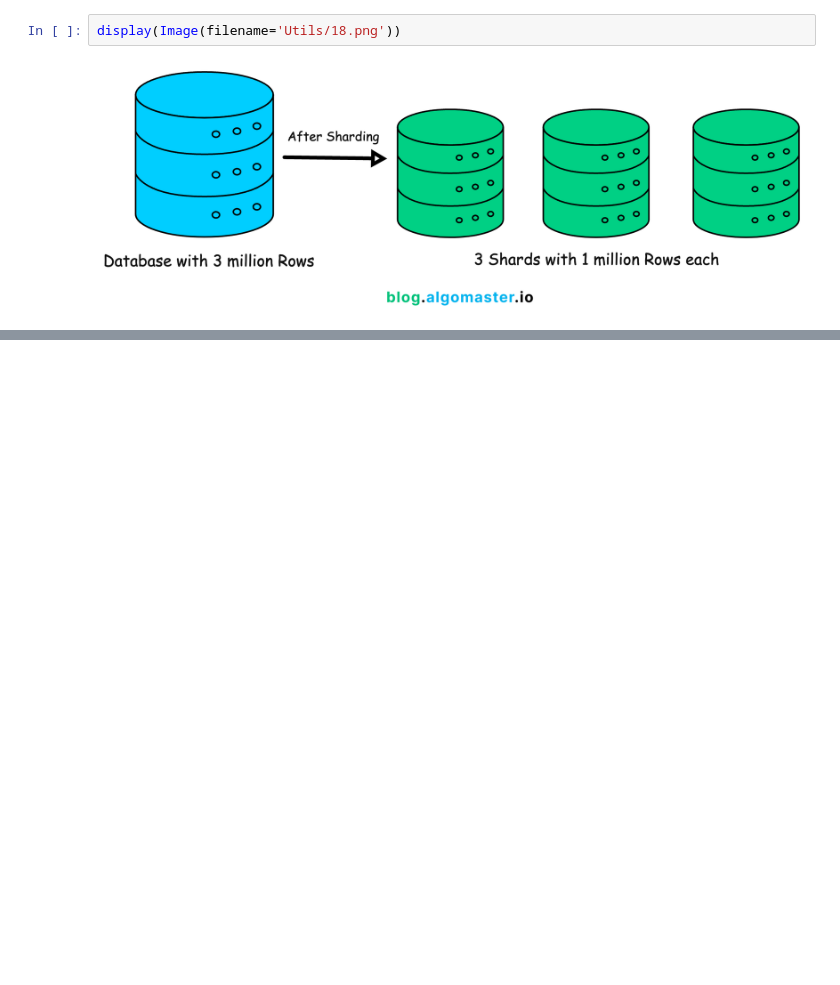
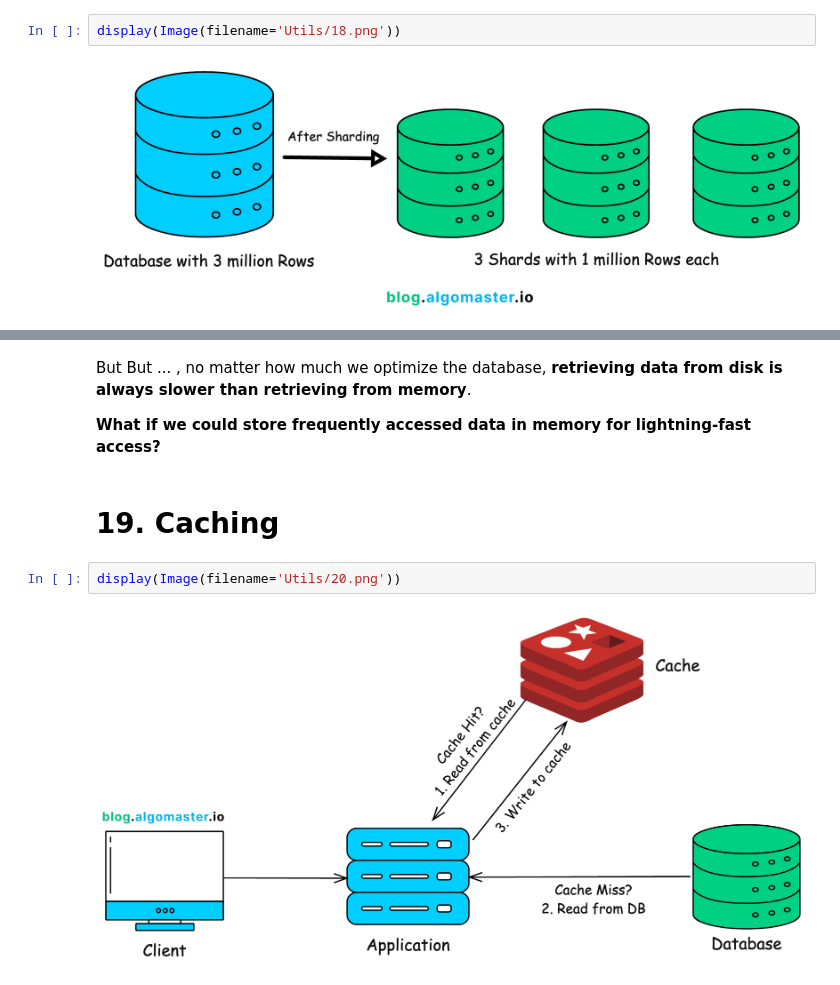
Before and after one commit to jain40470/System-Design, a Jupyter notebook: HLD/1. Basic/2 Basic Concepts.ipynb, the cells around one changed output, grey strips where cells are left out. Cells and saved outputs as stored; diff of their text form; blank space fills up the shorter version.

```diff
--- a/HLD/1. Basic/2 Basic Concepts.ipynb
+++ b/HLD/1. Basic/2 Basic Concepts.ipynb
@@ -610,0 +653,10 @@ This technique is called **Sharding**.
+# %% [markdown]
+But But ... , no matter how much we optimize the database, **retrieving data from disk is always slower than retrieving from memory**.
+
+**What if we could store frequently accessed data in memory for lightning-fast access?**
+# %% [markdown]
+# 19. Caching
+# %%
+display(Image(filename='Utils/20.png'))
+# %% [output]
+[figure, added]
```
Also changed, not shown: parts of 43 cells of this notebook, 12 other files.
